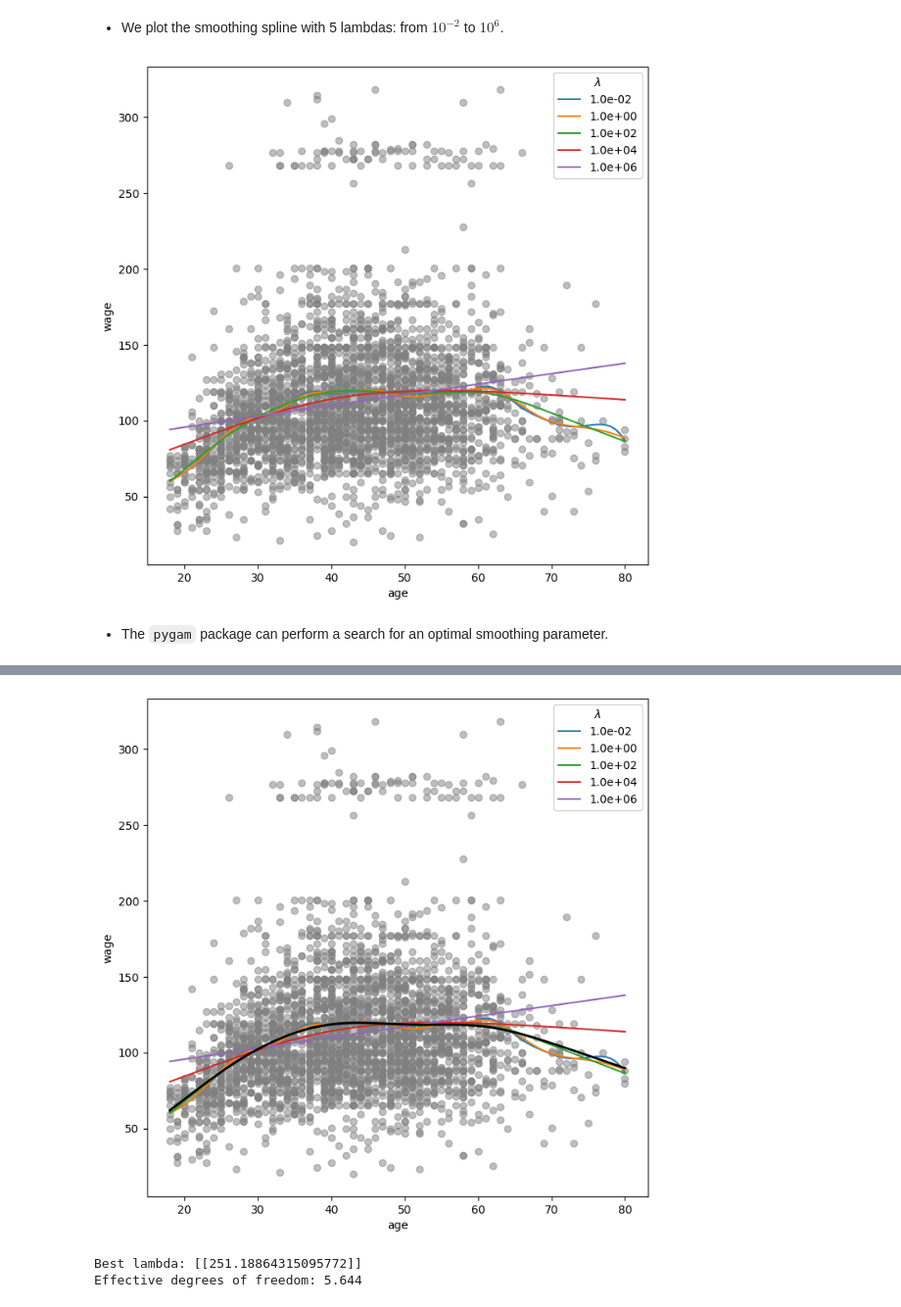
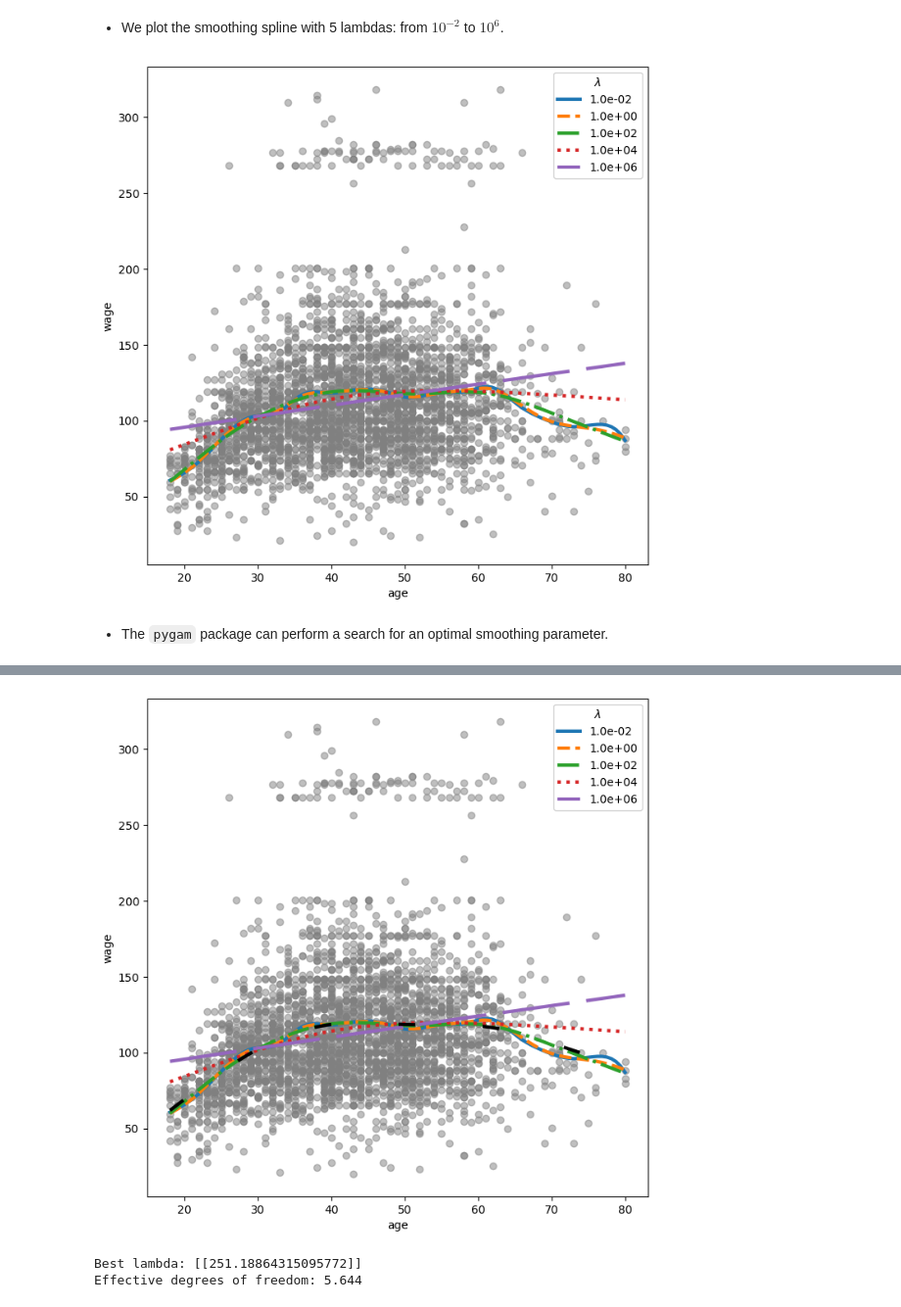
Before and after one commit to htdbui/ISLP_Lab, a Jupyter notebook: Wage.ipynb, the cells around one changed output, grey strips where cells are left out. Shown at 98% size. Drawn from its saved outputs; the diff is of its cells as text; code cells hidden in the pictures.

```diff
--- a/Wage.ipynb
+++ b/Wage.ipynb
@@ -82,9 +78,9 @@ summarize(M)
 # %% [markdown]
 - We create 100 evenly spaced `age` values from the min and max ages to create a smooth curve.
 # %%
-age_grid = np.linspace(WageDF.age.min(), WageDF.age.max(), 100)
-ageDF = pd.DataFrame({'age': age_grid})
-ageDF.head(3)
+age_grid100 = np.linspace(WageDF.age.min(), WageDF.age.max(), 100)
+age100DF = pd.DataFrame({'age': age_grid100})
+age100DF.head(2)
 # %% [output]
 |  | age |
 | 0 | 18.000000 |
@@ -140,6 +135,5 @@ ax.set_xlabel('age'); ax.set_ylabel('wage'); ax.set_title('Degree-4 Polynomial')
 - The result does not show F-statistics and p-value for the first model because there is no smaller model to compare it to.
 # %%
 # Create 5 matrices of polynomial basis functions for age
-models = [MS([poly('age', degree=d)]) for d in range(1, 6)]
-Xs = [model.fit_transform(WageDF) for model in models]
-len(Xs)
+agePolyMS5LI = [ MS([poly('age', degree=d)]) for d in range(1, 6) ]
+agePolyDF5LI = [MS.fit_transform(WageDF) for MS in agePolyMS5LI]
@@ -216,9 +206,9 @@ summarize(M)
 # %% [markdown]
 - We compare three models: linear, quaratic, and cubic in `age`, together with linear in `eduacation`.
 # %%
-models = [MS(['education', poly('age', degree=d)]) for d in range(1, 4)]
-XEs = [model.fit_transform(WageDF) for model in models]
-anova_lm(*[sm.OLS(WageDF.wage, X_).fit() for X_ in XEs])
+edu_agePolyMS4LI = [MS(['education', poly('age', degree=d)]) for d in range(1, 4)]
+edu_agePolyDF4LI = [MS.fit_transform(WageDF) for MS in edu_agePolyMS4LI]
+anova_lm(*[sm.OLS(WageDF.wage, DF).fit() for DF in edu_agePolyDF4LI])
 # %% [output]
 |  | df_resid | ssr | df_diff | ss_diff | F | Pr(>F) |
 | 0 | 2997.0 | 3.902335e+06 | 0.0 | NaN | NaN | NaN |
@@ -596,14 +571,15 @@ fig, ax = plt.subplots(figsize=(8,8))
 # Scatter plot of the data
 ax.scatter(WageDF.age, WageDF.wage, facecolor='gray', alpha=0.5)
 # Plot the GAM fit for each lambda
-for lam in lambdas:
+line_styles = ['-', '--', '-.', ':', (0, (20,5))]
+for lam, ls in zip(lambdas, line_styles):
     gam = LinearGAM(s_gam(0, lam=lam)).fit(X_age, WageDF.wage)
     ax.plot(age_grid,
             gam.predict(age_grid),
-            label='{:.1e}'.format(lam))
+            label='{:.1e}'.format(lam), linestyle=ls, linewidth=3)
 ax.set_xlabel('age'); ax.set_ylabel('wage'); ax.legend(title=r'$\lambda$');
 # %% [output]
-[figure, old version]
+[figure, new version]
 # %% [markdown]
 - The `pygam` package can perform a search for an optimal smoothing parameter.
 # %%
@@ -613,6 +589,6 @@ gam_opt = gam.gridsearch(X_age, WageDF.wage)
 ax.plot(age_grid,
         gam_opt.predict(age_grid),
         label='Grid search',
-        linewidth=2, color='k')
+        linewidth=3, color='k', linestyle=(0, (5,20)))
 fig
 # %% [output]
@@ -624,4 +596,4 @@ fig
-[figure, old version]
+[figure, new version]
 # %%
 # Show the chosen lambda
 print('Best lambda:', gam_opt.lam)
```
Also changed, not shown: parts of 60 cells of this notebook.
